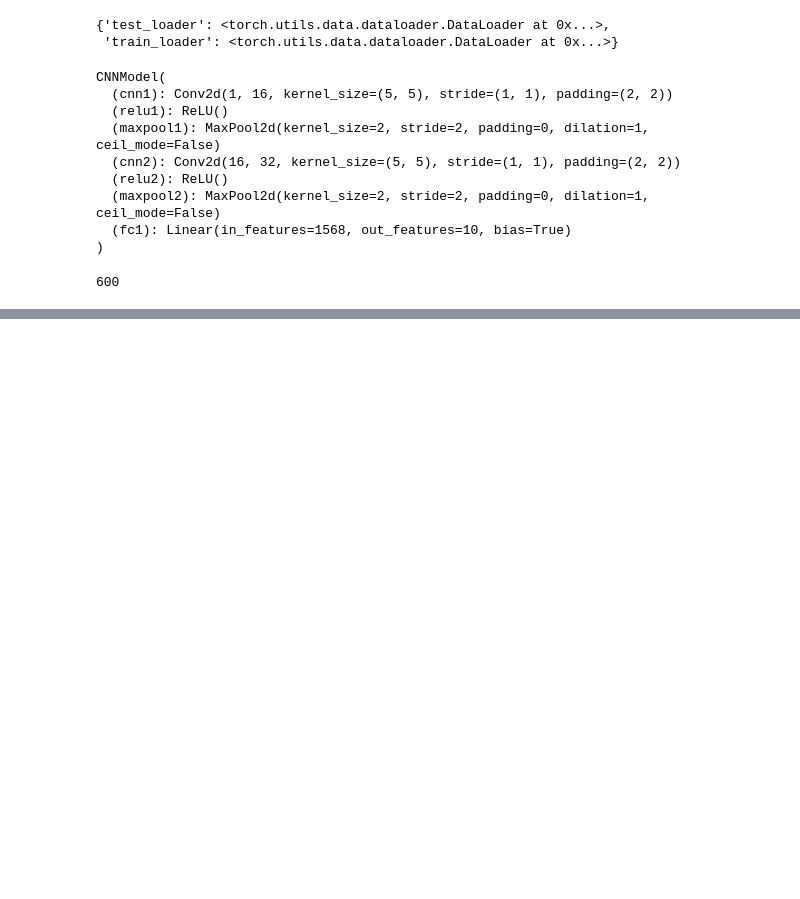
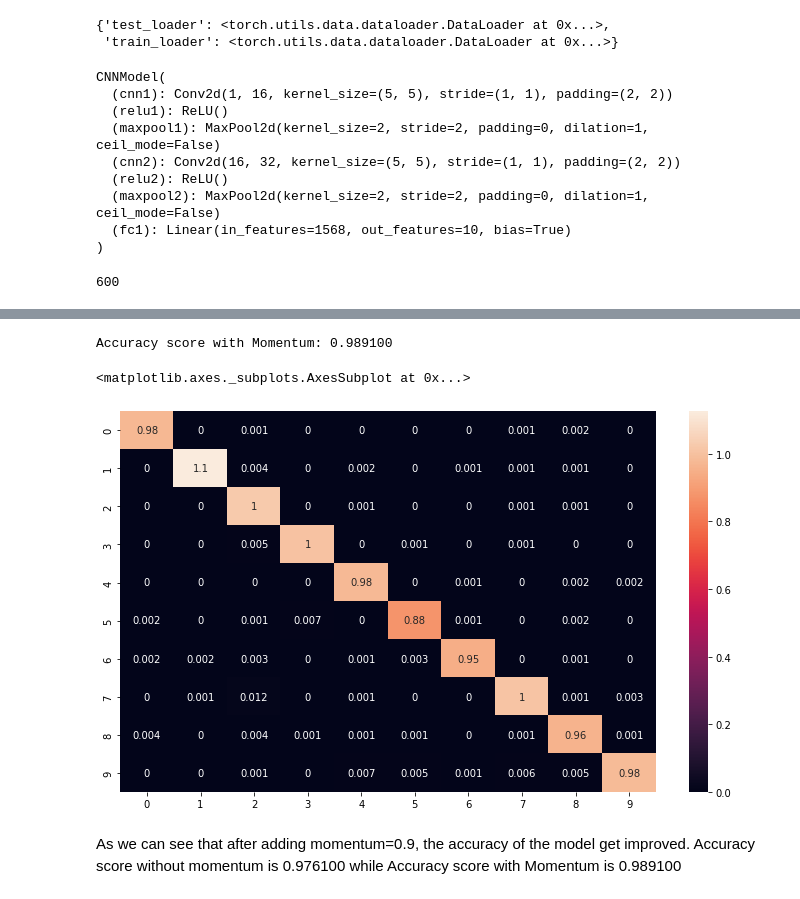
Before and after one commit to sachinshubhams/Computer-Vision, a Jupyter notebook: CNN_MNIST_Dataset_using_Pytorch.ipynb, the cells around one changed output, grey strips where cells are left out. Cells and saved outputs as stored; diff of their text form; code cells hidden in the pictures; blank space fills up the shorter version.

```diff
--- a/CNN_MNIST_Dataset_using_Pytorch.ipynb
+++ b/CNN_MNIST_Dataset_using_Pytorch.ipynb
@@ -335,0 +300,13 @@ Epoch [10/10], Step [600/600], Iteration: 6000, Loss: 0.0122, Accuracy: 99.0800
+# %%
+actuals_1, predictions_1 = predictions(model_1, loaders['test_loader'])
+print('Accuracy score with Momentum: %f' % accuracy_score(actuals_1, predictions_1))
+cf_1=confusion_matrix(actuals_1, predictions_1)
+df_cm_1 = pd.DataFrame(cf_1/np.sum(cf_1) *10)
+plt.figure(figsize = (12,7))
+sns.heatmap(df_cm_1, annot=True)
+# %% [output]
+Accuracy score with Momentum: 0.989100
+<matplotlib.axes._subplots.AxesSubplot at 0x...>
+[figure, added]
+# %% [markdown]
+As we can see that after adding momentum=0.9, the accuracy of the model get improved. Accuracy score without momentum is 0.976100 while Accuracy score with Momentum is 0.989100
```
Also changed, not shown: parts of 16 cells of this notebook.
